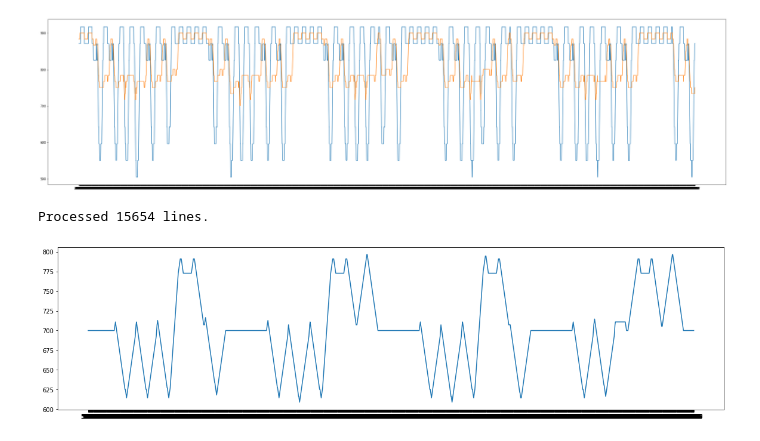
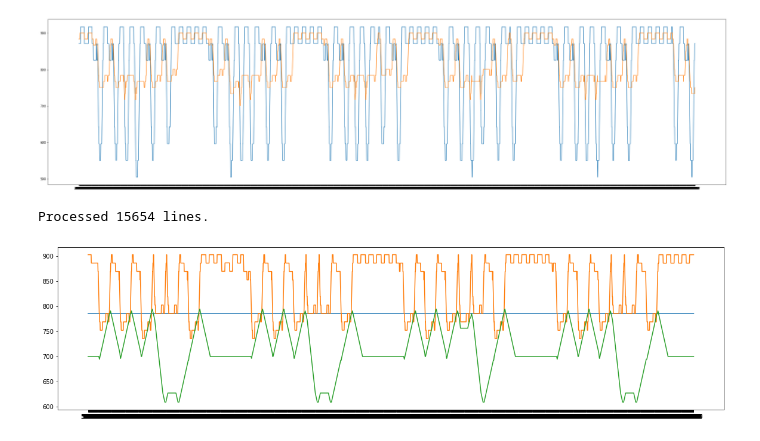
Before and after one commit to mssanwel/ResearchBREED, a Jupyter notebook: Arduino/Acoustic Modem/DataParser.ipynb, the cells around one changed output. Cells and saved outputs as stored; diff of their text form; code cells hidden in the pictures.

```diff
--- a/Arduino/Acoustic Modem/DataParser.ipynb
+++ b/Arduino/Acoustic Modem/DataParser.ipynb
@@ -54,11 +54,12 @@ minSize=55
 maxSize=55
 window0=[-1]*minSize
 window1=[-1]*maxSize
+window2=[-1]*minSize*2
 avg0=[]
 avg1=[]
 avg2=[]
 output=[]
-firstOne=10000
+firstOne=5000
 nullHigh=0
 firstOneBool1=False
 firstOneBool2=False
@@ -70,9 +71,9 @@ with open('11001.rtf') as csv_file:
     line_count = 0
     for row in csv_reader:
             line_count += 1
-            if line_count<=10:
+            if line_count<=86:
                 continue
-            # print(row)
+#             print(row)
             #print(f'{row[0]}+{row[1][:-1]}')
             dataVal[row[0]]=row[1][:-1]
             time=int(row[0])
@@ -95,50 +96,53 @@ with open('11001.rtf') as csv_file:
             if avg1[-1]>nullHigh:
                 nullHigh=avg1[-1]
 #                 print(nullHigh)
-
+############################################# Highlights region of interest
             if (abs(avg1[-1]-nullHigh)>100):
 #                 output.append(700)
                 firstOneBool1=True
                 if not(firstOneBool2):
                     if avg1[-1]<firstOne:
-                        firstOne=avg1[-1]
+                        firstOne=avg1[-1] ######## Picks out the value of first one. Need to reset after each packet
+                        avg0.append(firstOne)
     #                   print(nullHigh)
 
             else:
-#               output.append(900)
+                avg0.append(firstOne)
+#                 output.append(900)
                 if firstOneBool1:
                     firstOneBool2=True
 #                 firstOne=nullHigh
 
-
-            if (abs(avg1[-1]-nullHigh)>100):
+###############################################
+            if (abs(avg1[-1]-nullHigh)>100): #### This 100 should be dynamic
                 if avg1[-1]<currentLevel:
                     currentLevel=avg1[-1]
             else:
                 currentLevel=nullHigh
 
 
+
             if currentLevel>firstOne and abs(currentLevel-firstOne)<100:
+                bitVal=600
+            elif currentLevel<firstOne and abs(currentLevel-firstOne)<100:
                 bitVal=800
-            elif currentLevel<firstOne and abs(currentLevel-firstOne)<100:
-                bitVal=600
             else:
                 bitVal=700
 
             window0=[bitVal]+window0[0:-1]
             output.append(sum(window0)/minSize)
 #             output.append(bitVal)
-#             output.append(firstOne)
+#             output.append(currentLevel)
 #             avg2.append(firstOne)
 
 
     print(f'Processed {line_count} lines.')
     # print(dataVal)
     plt.figure(figsize=(20, 5))
-#     plt.plot(list(dataVal.keys())[2000:5000],avg0[2000:5000])
-#     plt.plot(list(dataVal.keys())[2000:5000],avg1[2000:5000])
+    plt.plot(list(dataVal.keys())[2000:5000],avg0[2000:5000])
+    plt.plot(list(dataVal.keys())[2000:5000],avg1[2000:5000])
     plt.plot(list(dataVal.keys())[2000:5000],output[2000:5000])
     plt.show()
 # %% [output]
 Processed 15654 lines.
-[figure, old version]
+[figure, new version]
```
Also changed, not shown: parts of 2 cells of this notebook, 2 other files.
